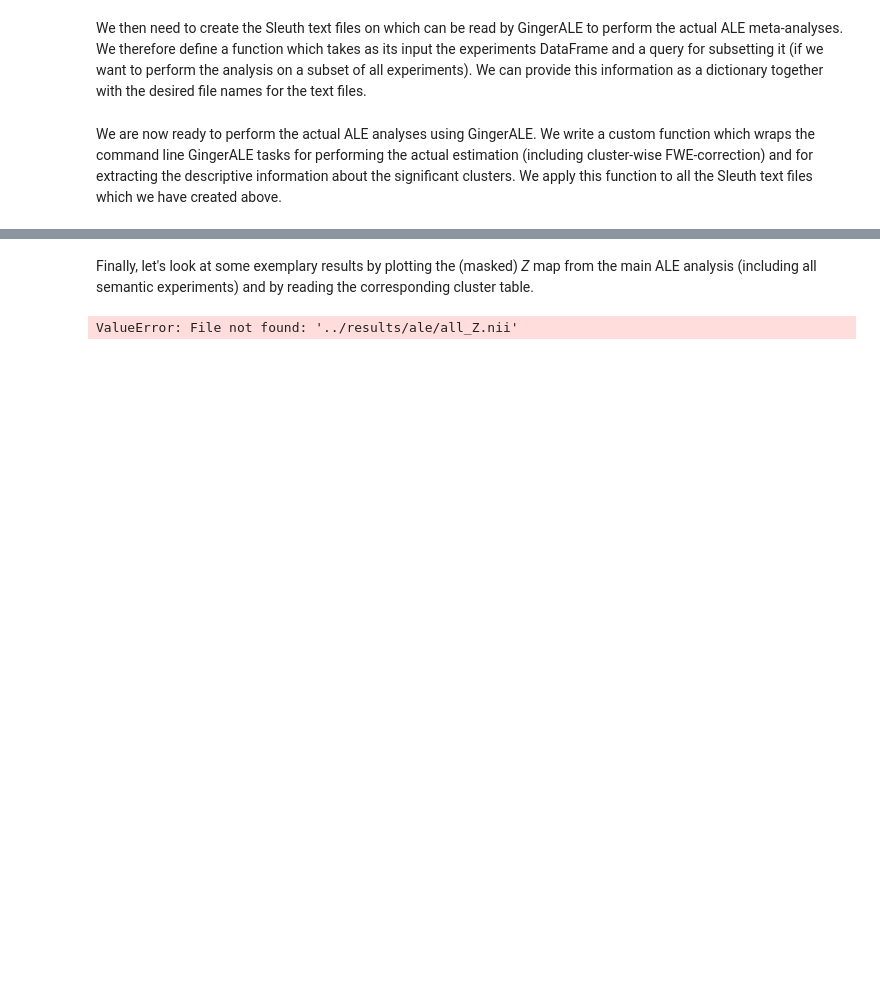
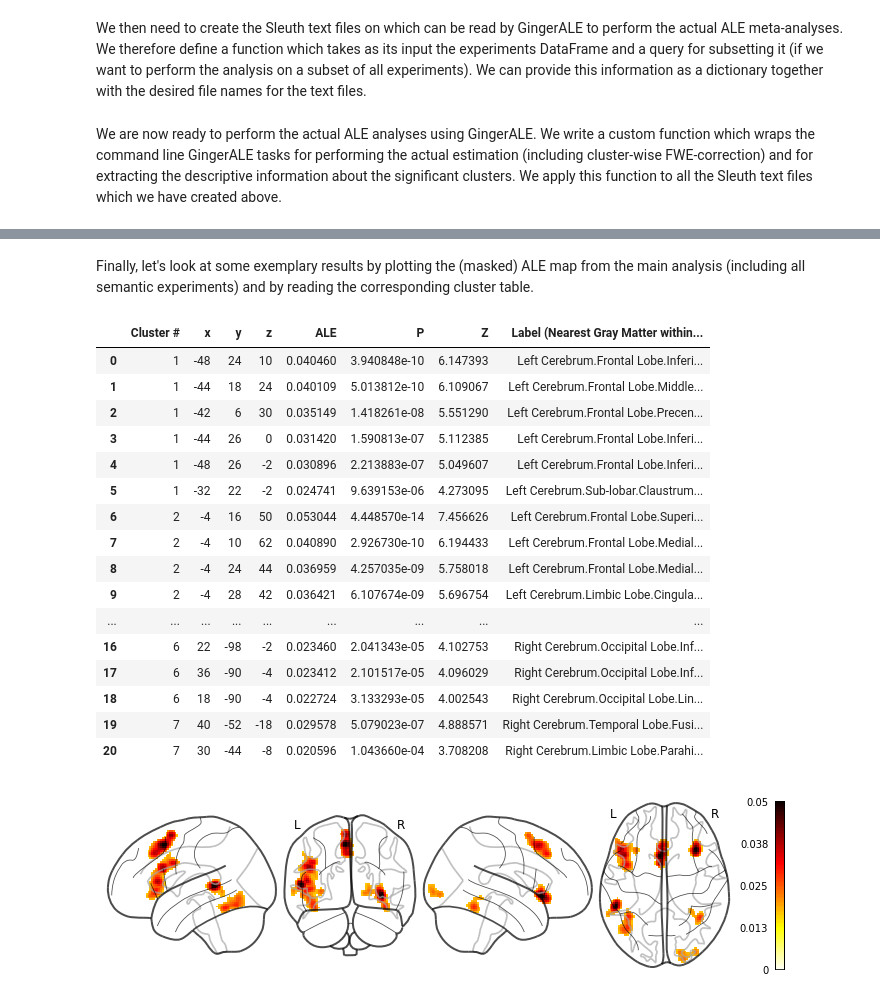
Before and after one commit to SkeideLab/meta_semantics, a Jupyter notebook: code/nb01_ale.ipynb, the cells around one changed output, grey strips where cells are left out. Saved outputs shown, nothing was run; the diff lists cells and outputs as text; code cells hidden in the pictures; blank space fills up the shorter version.

```diff
--- a/code/nb01_ale.ipynb
+++ b/code/nb01_ale.ipynb
@@ -108,15 +129,29 @@ Performing ALE for ../results/ale/younger.txt with 10 permutations
 # %% [markdown]
-Finally, let's look at some exemplary results by plotting the (masked) *Z* map from the main ALE analysis (including all semantic experiments) and by reading the corresponding cluster table.
+Finally, let's look at some exemplary results by plotting the (masked) ALE map from the main analysis (including all semantic experiments) and by reading the corresponding cluster table.
 # %%
-# Glass brain example (we first need to mask the Z map with the cluster map)
-from nilearn import image, plotting
-img_z = image.load_img('../results/ale/all_Z.nii')
-img_mask = image.load_img('../results/ale/all_p001_C01_1k_clust.nii')
-img_mask = image.math_img('np.where(img > 0, 1, 0)', img=img_mask)
-img_masked = image.math_img('img1*img2', img1=img_z, img2=img_mask)
-p = plotting.plot_glass_brain(img_masked, display_mode='lyrz', vmin=0, vmax=8, colorbar=False)
+# Glass brain example
+from nilearn import plotting
+p = plotting.plot_glass_brain(stat_map_img='../results/ale/all_p001_C01_1k_ALE.nii',
+                              display_mode='lyrz', vmin=0, vmax=0.05, colorbar=True)
 
 # Cluster table example
-pd.read_csv('../results/ale/all_clust.xls')
+pd.read_csv('../results/ale/all_clust.xls', delimiter='\t')
 # %% [output]
-ValueError: File not found: '../results/ale/all_Z.nii'
+|  | Cluster # | x | y | z | ALE | P | Z | Label (Nearest Gray Matter within... |
+| 0 | 1 | -48 | 24 | 10 | 0.040460 | 3.940848e-10 | 6.147393 | Left Cerebrum.Frontal Lobe.Inferi... |
+| 1 | 1 | -44 | 18 | 24 | 0.040109 | 5.013812e-10 | 6.109067 | Left Cerebrum.Frontal Lobe.Middle... |
+| 2 | 1 | -42 | 6 | 30 | 0.035149 | 1.418261e-08 | 5.551290 | Left Cerebrum.Frontal Lobe.Precen... |
+| 3 | 1 | -44 | 26 | 0 | 0.031420 | 1.590813e-07 | 5.112385 | Left Cerebrum.Frontal Lobe.Inferi... |
+| 4 | 1 | -48 | 26 | -2 | 0.030896 | 2.213883e-07 | 5.049607 | Left Cerebrum.Frontal Lobe.Inferi... |
+| 5 | 1 | -32 | 22 | -2 | 0.024741 | 9.639153e-06 | 4.273095 | Left Cerebrum.Sub-lobar.Claustrum... |
+| 6 | 2 | -4 | 16 | 50 | 0.053044 | 4.448570e-14 | 7.456626 | Left Cerebrum.Frontal Lobe.Superi... |
+| 7 | 2 | -4 | 10 | 62 | 0.040890 | 2.926730e-10 | 6.194433 | Left Cerebrum.Frontal Lobe.Medial... |
+| 8 | 2 | -4 | 24 | 44 | 0.036959 | 4.257035e-09 | 5.758018 | Left Cerebrum.Frontal Lobe.Medial... |
+| 9 | 2 | -4 | 28 | 42 | 0.036421 | 6.107674e-09 | 5.696754 | Left Cerebrum.Limbic Lobe.Cingula... |
+| ... | ... | ... | ... | ... | ... | ... | ... | ... |
+| 16 | 6 | 22 | -98 | -2 | 0.023460 | 2.041343e-05 | 4.102753 | Right Cerebrum.Occipital Lobe.Inf... |
+| 17 | 6 | 36 | -90 | -4 | 0.023412 | 2.101517e-05 | 4.096029 | Right Cerebrum.Occipital Lobe.Inf... |
+| 18 | 6 | 18 | -90 | -4 | 0.022724 | 3.133293e-05 | 4.002543 | Right Cerebrum.Occipital Lobe.Lin... |
+| 19 | 7 | 40 | -52 | -18 | 0.029578 | 5.079023e-07 | 4.888571 | Right Cerebrum.Temporal Lobe.Fusi... |
+| 20 | 7 | 30 | -44 | -8 | 0.020596 | 1.043660e-04 | 3.708208 | Right Cerebrum.Limbic Lobe.Parahi... |
+[figure, added]
```
Also changed, not shown: parts of 2 cells of this notebook, 6 other files.
